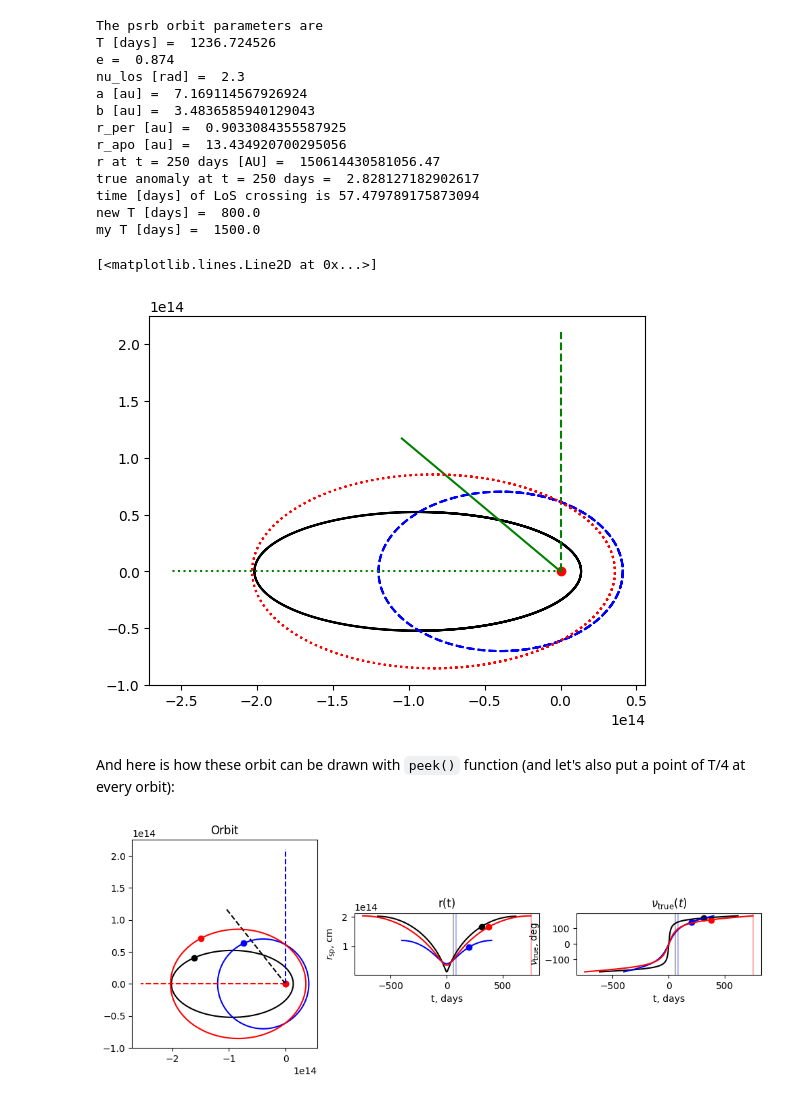
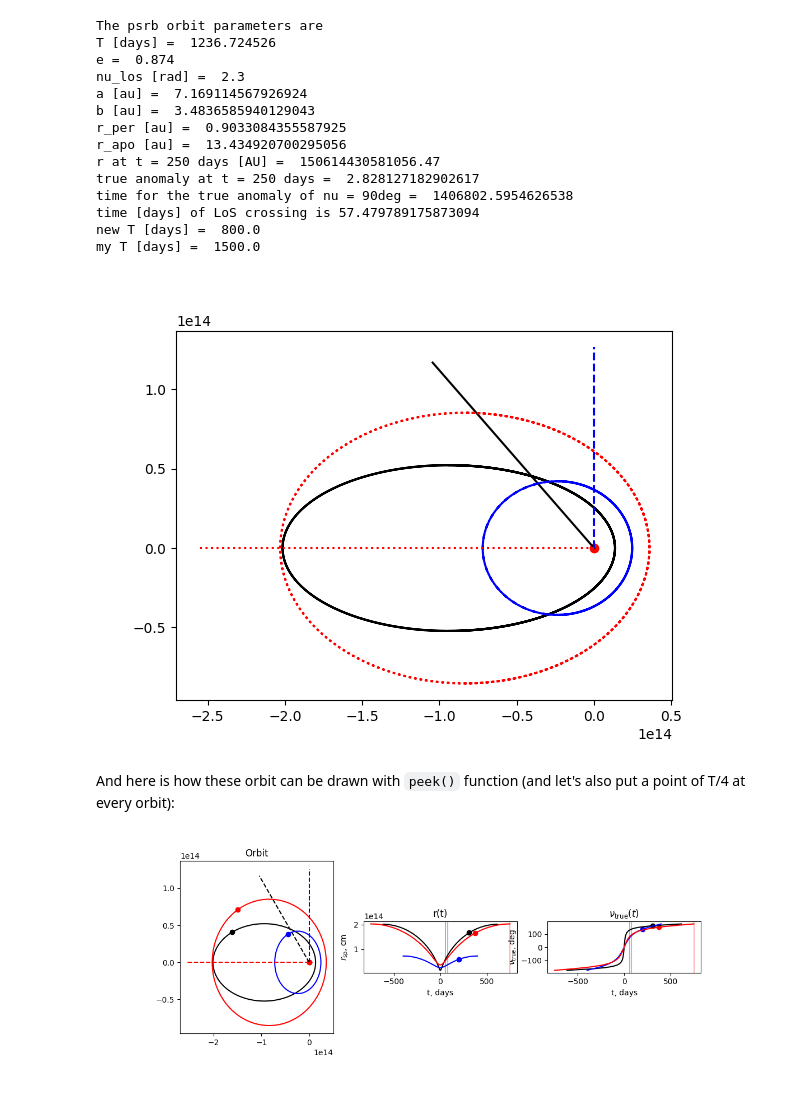
Before and after one commit to Alvkuzin/IBSEn, a Jupyter notebook: tutorials/Orbit_expanded.ipynb, the cells around one changed output. Cells and saved outputs as stored; diff of their text form; code cells hidden in the pictures.

Commit message:
fixed variables names

```diff
--- a/tutorials/Orbit_expanded.ipynb
+++ b/tutorials/Orbit_expanded.ipynb
@@ -19,6 +43,5 @@ The simplest way to do it is like this:
 # %%
-from ibsen.orbit import Orbit
-
+plt.close('all')
 
 """
 Here we do the same as in full_tutorial but also show some additional features you may wish to use while working
@@ -30,8 +53,12 @@ This is the simplest way of initializing an orbit: by a keyword sys_name = ...
 The only available options are
 (1) 'psrb' (PSR B1259-63), or
 (2) 'rb' and (3) 'bw' for typical values for redback and black widow spider pulsar systems.
+(3) 'ls5039', ########## beware! the parameters need to be re-checked
+(4) 'psrj2032', ########## beware! the parameters need to be re-checked
+(5) 'ls61', ########## beware! the parameters need to be re-checked
+(6) 'test' --- which is a test gamma-ray binary in Sushch, van Soelen 2023.
 
-n is the number of points on the orbit to tabulate, 1000 is default
+n is the number of points on the orbit to tabulate, None is default (orbit is not tabulated).
 """
 
 sys_name = 'psrb'
@@ -47,6 +74,8 @@ print('r_per [au] = ', orb.r_periastr / AU) # periastron orbital separation
 print('r_apo [au] = ', orb.r_apoastr / AU) # apoastron orbital separation
 print('r at t = 250 days [AU] = ', orb.r(t = 250 * DAY)) # the S-P distance at t = 250 days after peiastron passage
 print('true anomaly at t = 250 days = ', orb.true_an(t = 250 * DAY)) # the true anomaly at t = 250 days after peiastron passage
+print('time for the true anomaly of nu = 90deg = ',
+      orb.t_from_true_an(nu = 90 / 180 * np.pi)) # t when the true anomaly is 90 deg
 print('time [days] of LoS crossing is', orb.t_los / DAY)
 
 
@@ -54,14 +83,18 @@ plt.plot(orb.xtab, orb.ytab, color='k') # plot the orbit
 plt.scatter(x=0, y=0, color='r') # place an optical star in the center of coordinates
 plt.plot([0, 3 * orb.b * cos(orb.nu_los)],
          [0, 3 * orb.b * sin(orb.nu_los)],
-         color='g', ls='-') # plot a line from the optical star to the direction of an observer
+         color='k', ls='-') # plot a line from the optical star to the direction of an observer
 
 """
-You can pass period, e, tot_mass, and nu_los as arguments, and these
-explicit parameters overwrite the default ones:
+You can pass period T, e, total mass M, and nu_los, incl_los as arguments, and these
+explicit parameters overwrite the default ones. Also, let's skip incl_los because we
+don't need it now. We can pass the argument
 """
 
-orb_new = Orbit(sys_name = sys_name, period = 800. * DAY, e = 0.49, nu_los=pi/2.)
+orb_new = Orbit(sys_name = 'new_orbit', M=7*2e33, T = 800. * DAY, e = 0.49, nu_los=pi/2,
+               allow_missing=True # if you're ABSOLUTELY 100% sure that your orbit does not need other parameters,
+                                  # you can fill everything else with None with this keyword. Default False
+               )
 
 print('new T [days] = ', orb_new.T / DAY) # new orbital period
 
@@ -69,61 +102,67 @@ print('new T [days] = ', orb_new.T / DAY) # new orbital period
 plt.plot(orb_new.xtab, orb_new.ytab, color='b', ls = '--') # plot the new orbit
 plt.plot([0, 3 * orb_new.b * cos(orb_new.nu_los)],
          [0, 3 * orb_new.b * sin(orb_new.nu_los)],
-         color='g', ls='--')
+         color='b', ls='--')
 
 """
-Or you can pass sys_name = some dictionary that should contain the following values
-[honestly, for the orbit we need only period, total mass and eccentricity. Everything
-else will be needed later, but currently it is assumed that you pass all parameters
-already at the stage of initializing the orbit.]
+Or you can pass sys_name = some dictionary that should contain the following values:
+
+        [honestly, for the orbit we need only period, total mass, eccentricity, and nu_los. Everything
+        else will be needed later.]
 """
 
 orb_my_dict = {
+             'T': 1500 * DAY, # the orbital period [s]. Necessary for orbit
              'e': 0.7, # eccentriciry. Necessary for orbit
              'M': 30. * 2e33, # total mass m1 + m2 [g]. The code does NOT check that M = Mopt + M_ns. Necessary for orbit
              'D': 3e3 * 3e18, # the distance to the system [cm]. Necessary for spectrum (later)
              'Ropt': 12 * 7e10, # the optical star radius [cm]. Necessary for winds (later)
-             'T': 1500 * DAY, # the orbital period [s]. Necessary for orbit
              'Topt': 3.4e3, # the optical star effective temperature [K]. Necessary for winds (later)
-             'Mopt': 28.6 * 2e33, # the optical star mass [g]. Necessary for winds (later)
-             'M_ns': 1.4 * 2e33, # the neutron star mass [g]. Not necessary, can be skipped
-             'nu_los': pi # the angle between the star-to-periastron direction
+             'Mopt': 28.6 * 2e33, # the optical star mass [g]. Necessary for winds but not used, can be skipped
+             'nu_los': pi, # the angle between the star-to-periastron direction
                           # and the direction to the observer (= 3pi/2 - \omega) [rad]
-                          # technically, necessary for orbit, but in reality only used later
+                          # Used later
+             'incl_los': pi/6 # the angle between the orbit normal (n || \Omega_orb)
+                          # and the direction to the observer [rad]
+                          # Used later
            }
 
-orb_my = Orbit(sys_name = orb_my_dict) # again, if you explicitly set something as an argument here,
-                                               # it overrites the value from the dictionary
+orb_my = Orbit(sys_name = 'orbit_with_dict', sys_params=orb_my_dict) # again, if you explicitly set something as an argument here,
+                                                                     # it overrites the value from the dictionary
 
 print('my T [days] = ', orb_my.T / DAY)
 
 
 plt.plot(orb_my.xtab, orb_my.ytab, color='r', ls = ':')
 plt.plot([0, 3 * orb_my.b * cos(orb_my.nu_los)],
          [0, 3 * orb_my.b * sin(orb_my.nu_los)],
-         color='g', ls=':') # plot a line from the optical star to the direction of an observer
+         color='r', ls=':') # plot a line from the optical star to the direction of an observer
+plt.show()
 # %% [output]
 The psrb orbit parameters are
 T [days] =  1236.724526
 e =  0.874
 nu_los [rad] =  2.3
 a [au] =  7.169114567926924
 b [au] =  3.4836585940129043
 r_per [au] =  0.9033084355587925
 r_apo [au] =  13.434920700295056
 r at t = 250 days [AU] =  150614430581056.47
 true anomaly at t = 250 days =  2.828127182902617
+time for the true anomaly of nu = 90deg =  1406802.5954626538
 time [days] of LoS crossing is 57.479789175873094
 new T [days] =  800.0
 my T [days] =  1500.0
-[<matplotlib.lines.Line2D at 0x...>]
-[figure, old version]
+[figure, new version]
 # %% [markdown]
 And here is how these orbit can be drawn with `peek()` function (and let's also put a point of T/4 at every orbit):
 # %%
+plt.close('all')
+
 fig, ax = plt.subplots(nrows=1, ncols=3, figsize=(12, 4))
 orb.peek(ax=ax, color='k', times_pos=(orb.T/4,))
 orb_new.peek(ax=ax, color='b', times_pos=(orb_new.T/4,))
 orb_my.peek(ax=ax, color='r', times_pos=(orb_my.T/4,))
+plt.show()
 # %% [output]
-[figure, old version]
+[figure, new version]
```
Also changed, not shown: parts of 2 cells of this notebook, 12 other files.
